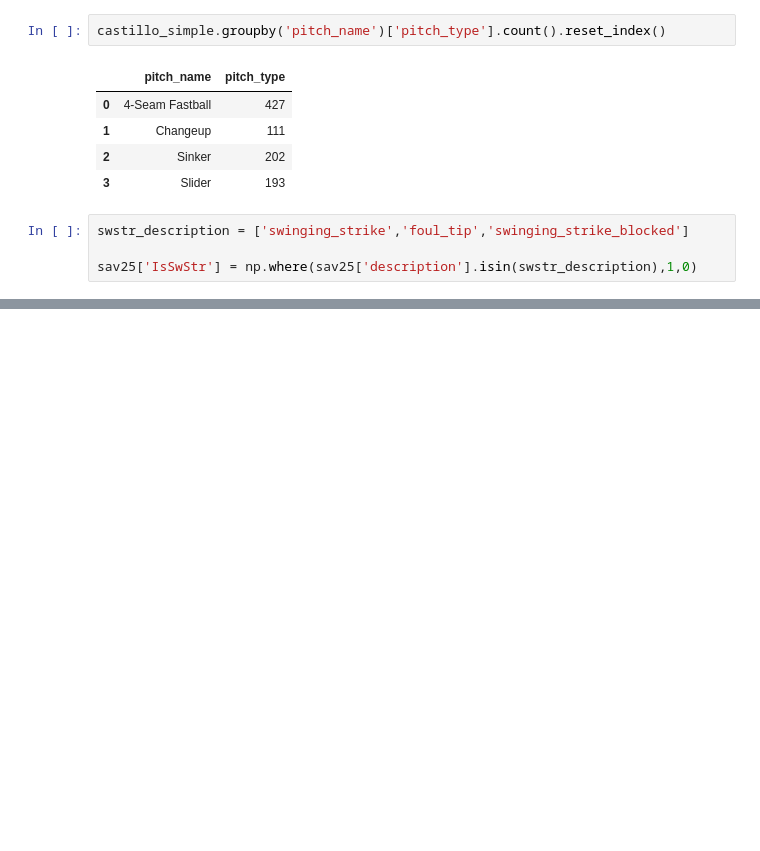
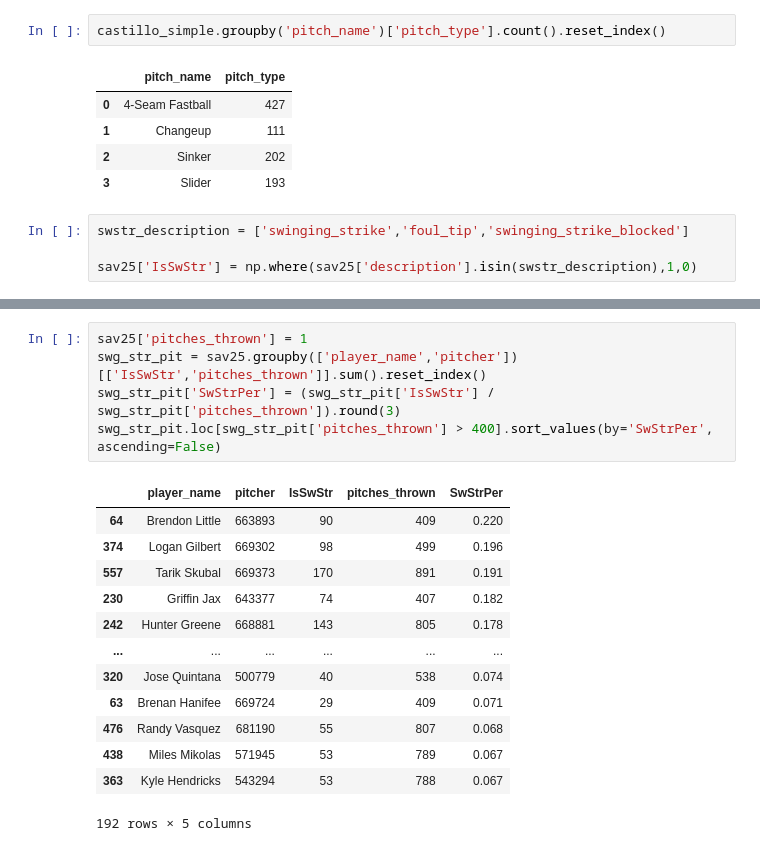
Before and after one commit to unbenounced/mlb, a Jupyter notebook: stats.ipynb, the cells around one changed output, grey strips where cells are left out. Cells and saved outputs as stored; diff of their text form; blank space fills up the shorter version.

```diff
--- a/stats.ipynb
+++ b/stats.ipynb
@@ -134,0 +133,19 @@ sav25[['description','IsSwStr']].drop_duplicates()
+# %%
+sav25['pitches_thrown'] = 1
+swg_str_pit = sav25.groupby(['player_name','pitcher'])[['IsSwStr','pitches_thrown']].sum().reset_index()
+swg_str_pit['SwStrPer'] = (swg_str_pit['IsSwStr'] / swg_str_pit['pitches_thrown']).round(3)
+swg_str_pit.loc[swg_str_pit['pitches_thrown'] > 400].sort_values(by='SwStrPer', ascending=False)
+# %% [output]
+|  | player_name | pitcher | IsSwStr | pitches_thrown | SwStrPer |
+| 64 | Brendon Little | 663893 | 90 | 409 | 0.220 |
+| 374 | Logan Gilbert | 669302 | 98 | 499 | 0.196 |
+| 557 | Tarik Skubal | 669373 | 170 | 891 | 0.191 |
+| 230 | Griffin Jax | 643377 | 74 | 407 | 0.182 |
+| 242 | Hunter Greene | 668881 | 143 | 805 | 0.178 |
+| ... | ... | ... | ... | ... | ... |
+| 320 | Jose Quintana | 500779 | 40 | 538 | 0.074 |
+| 63 | Brenan Hanifee | 669724 | 29 | 409 | 0.071 |
+| 476 | Randy Vasquez | 681190 | 55 | 807 | 0.068 |
+| 438 | Miles Mikolas | 571945 | 53 | 789 | 0.067 |
+| 363 | Kyle Hendricks | 543294 | 53 | 788 | 0.067 |
+192 rows × 5 columns
```
Also changed, not shown: parts of 1 cell of this notebook.
